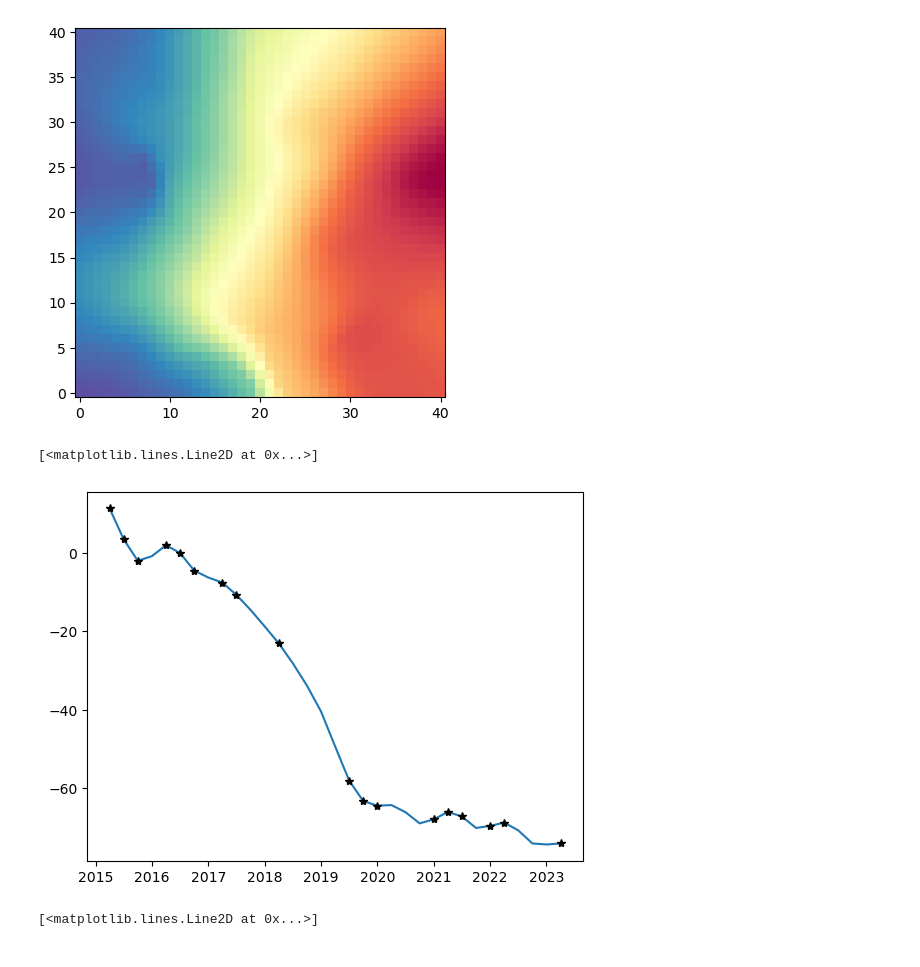
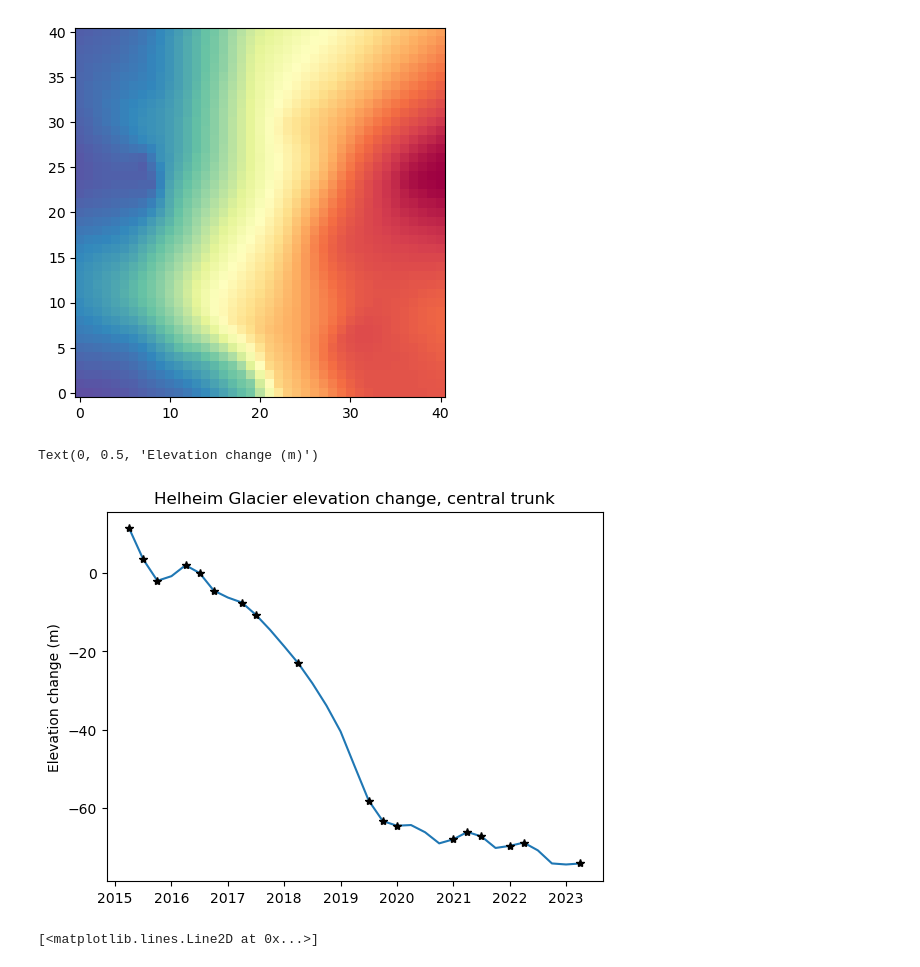
Before and after one commit to sierramelton/off_track, a Jupyter notebook: notebooks/fit_surface_to_grn_data_helheim.ipynb, the cells around one changed output. Saved outputs shown, nothing was run; the diff lists cells and outputs as text; code cells hidden in the pictures.

```diff
--- a/notebooks/fit_surface_to_grn_data_helheim.ipynb
+++ b/notebooks/fit_surface_to_grn_data_helheim.ipynb
@@ -160,11 +160,13 @@ plt.imshow(dz.dz[:,:,-1]-dz.dz[:,:,11], origin='lower', cmap='Spectral')
 # %%
 plt.figure()
 plt.plot(dz.t, dz.dz[17,26, :])
 jj = dz.count[17,26,:]>2
 plt.plot(dz.t[jj], dz.dz[17,26, jj],'k*')
+plt.title('Helheim Glacier elevation change, central trunk')
+plt.ylabel('Elevation change (m)')
 # %% [output]
-[<matplotlib.lines.Line2D at 0x...>]
+Text(0, 0.5, 'Elevation change (m)')
-[figure, old version]
+[figure, new version]
 # %%
 plt.figure()
 plt.plot(dz.t, dz.dz[32,13, :])
```
Also changed, not shown: parts of 2 cells of this notebook.
